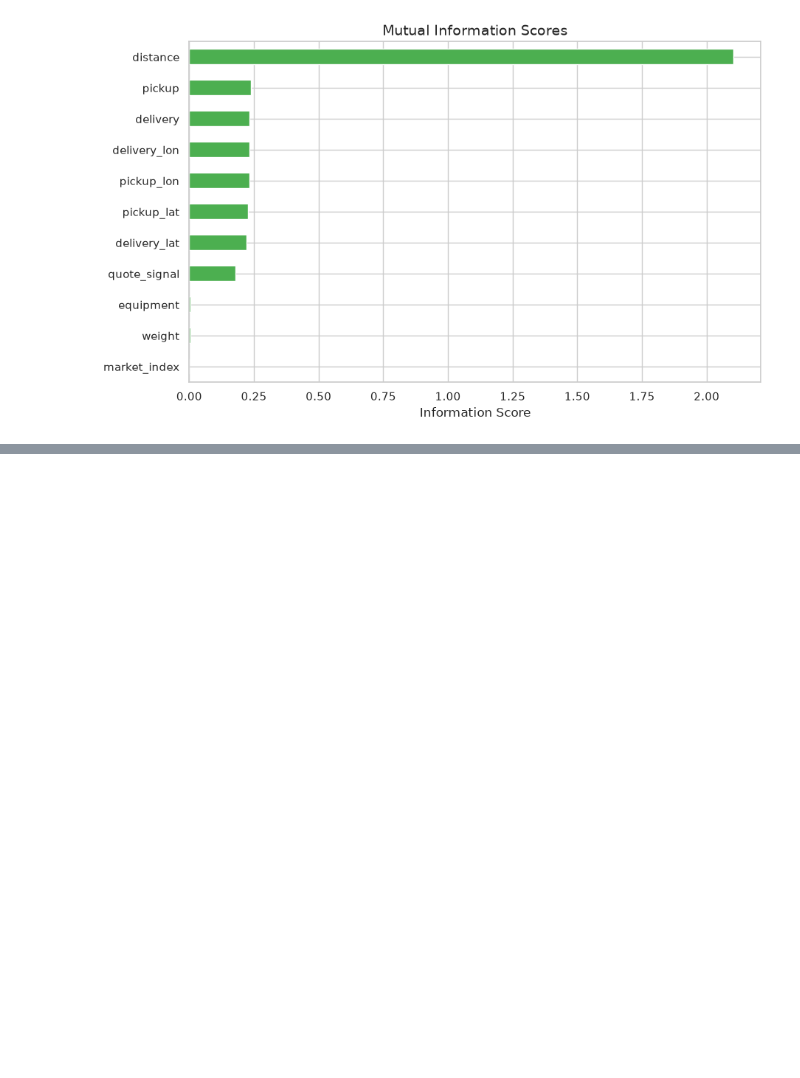
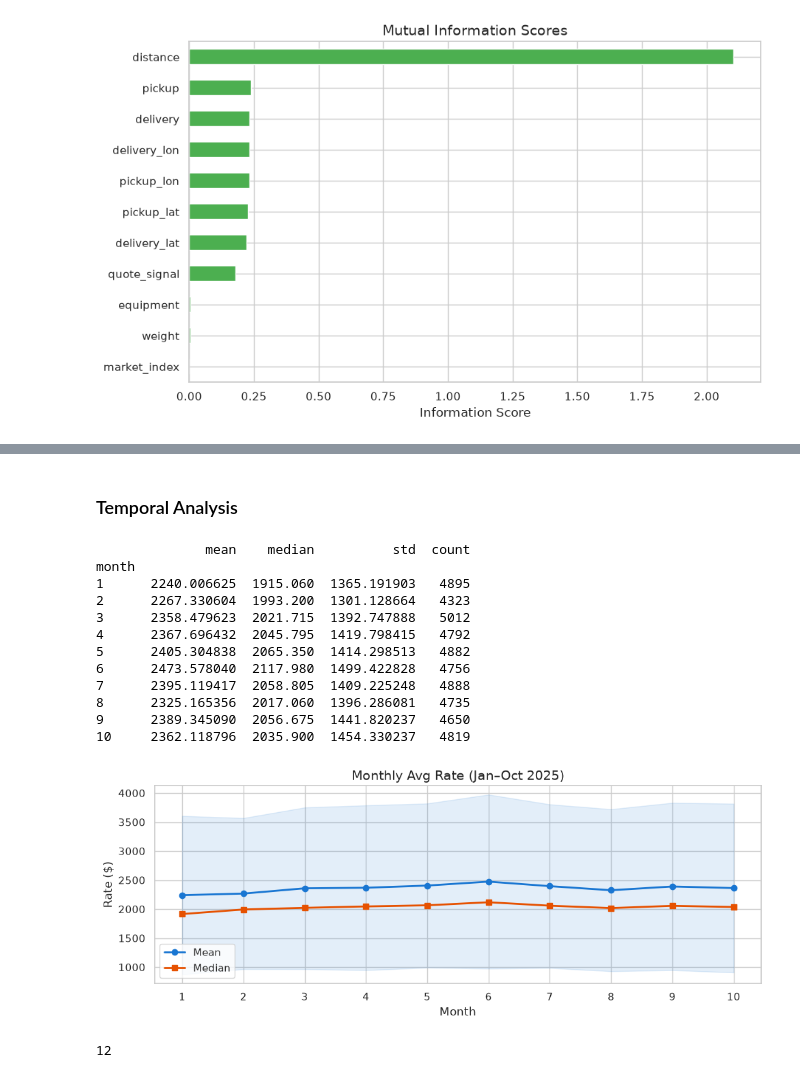
Before and after one commit to Sheild007/freight-rate-prediction, a Jupyter notebook: notebooks/eda.ipynb, the cells around one changed output, grey strips where cells are left out. Cells and saved outputs as stored; diff of their text form; code cells hidden in the pictures; blank space fills up the shorter version.

Commit message:
feat: temporal analysis

```diff
--- a/notebooks/eda.ipynb
+++ b/notebooks/eda.ipynb
@@ -337,0 +351,31 @@ Name: MI Scores, dtype: float64
+# %% [markdown]
+### Temporal Analysis
+# %%
+df["month"] = df["date"].dt.month
+df["day_of_week"] = df["date"].dt.dayofweek
+df["week"] = df["date"].dt.isocalendar().week.astype(int)
+
+monthly = df.groupby("month")["posted_rate"].agg(["mean", "median", "std", "count"])
+print(monthly)
+fig, ax = plt.subplots(figsize=(10, 4))
+ax.plot(monthly.index, monthly["mean"], marker="o", color="#1976D2", lw=2, label="Mean")
+ax.plot(monthly.index, monthly["median"], marker="s", color="#E65100", lw=2, label="Median")
+ax.fill_between(monthly.index, monthly["mean"] - monthly["std"], monthly["mean"] + monthly["std"], alpha=0.12, color="#1976D2")
+ax.set_xlabel("Month"); ax.set_ylabel("Rate ($)"); ax.set_title("Monthly Avg Rate (Jan–Oct 2025)")
+ax.set_xticks(range(1, 11)); ax.legend()
+plt.tight_layout(); plt.show(); plt.close("all"); gc.collect()
+# %% [output]
+              mean    median          std  count
+month
+1      2240.006625  1915.060  1365.191903   4895
+2      2267.330604  1993.200  1301.128664   4323
+3      2358.479623  2021.715  1392.747888   5012
+4      2367.696432  2045.795  1419.798415   4792
+5      2405.304838  2065.350  1414.298513   4882
+6      2473.578040  2117.980  1499.422828   4756
+7      2395.119417  2058.805  1409.225248   4888
+8      2325.165356  2017.060  1396.286081   4735
+9      2389.345090  2056.675  1441.820237   4650
+10     2362.118796  2035.900  1454.330237   4819
+[figure, added]
+12
```
Also changed, not shown: parts of 6 cells of this notebook.
